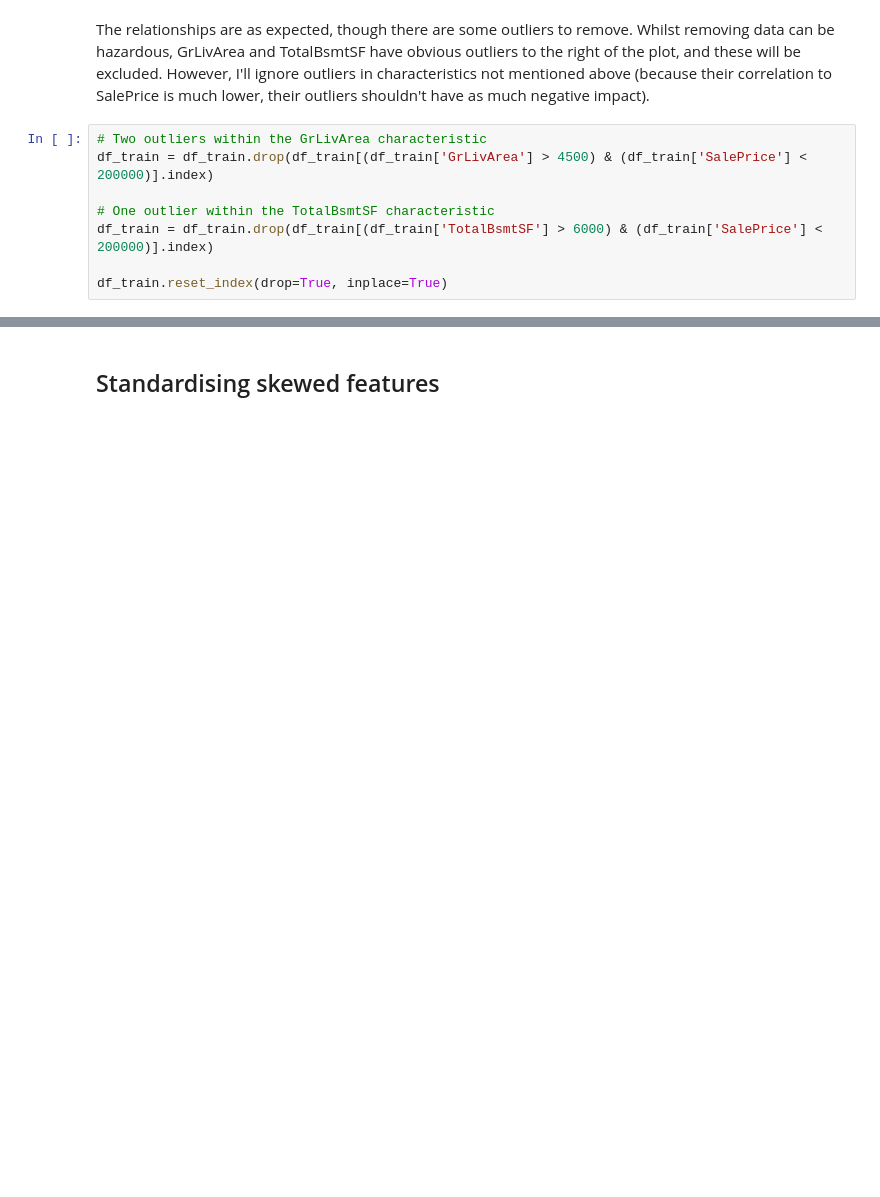
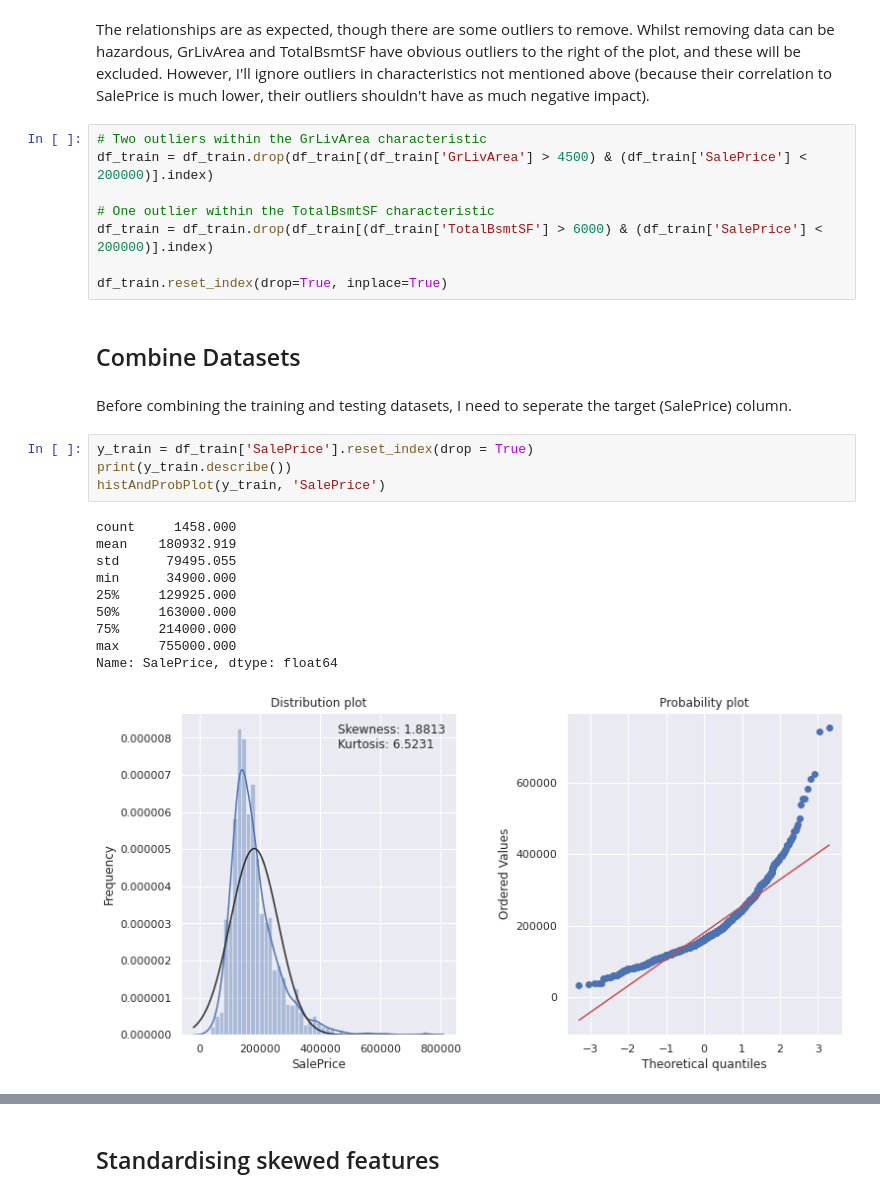
Before and after one commit to KadinSchultz/House-Price-Predictions, a Jupyter notebook: house-prices-kadin-s.ipynb, the cells around one changed output, grey strips where cells are left out. Cells and saved outputs as stored; diff of their text form; blank space fills up the shorter version.

```diff
--- a/house-prices-kadin-s.ipynb
+++ b/house-prices-kadin-s.ipynb
@@ -322,3 +231,22 @@ df_train = df_train.drop(df_train[(df_train['GrLivArea'] > 4500) & (df_train['Sa
 df_train = df_train.drop(df_train[(df_train['TotalBsmtSF'] > 6000) & (df_train['SalePrice'] < 200000)].index)
 
 df_train.reset_index(drop=True, inplace=True)
+# %% [markdown]
+## Combine Datasets
+# %% [markdown]
+Before combining the training and testing datasets, I need to seperate the target (SalePrice) column.
+# %%
+y_train = df_train['SalePrice'].reset_index(drop = True)
+print(y_train.describe())
+histAndProbPlot(y_train, 'SalePrice')
+# %% [output]
+count     1458.000
+mean    180932.919
+std      79495.055
+min      34900.000
+25%     129925.000
+50%     163000.000
+75%     214000.000
+max     755000.000
+Name: SalePrice, dtype: float64
+[figure, added]
```
Also changed, not shown: parts of 32 cells of this notebook.
